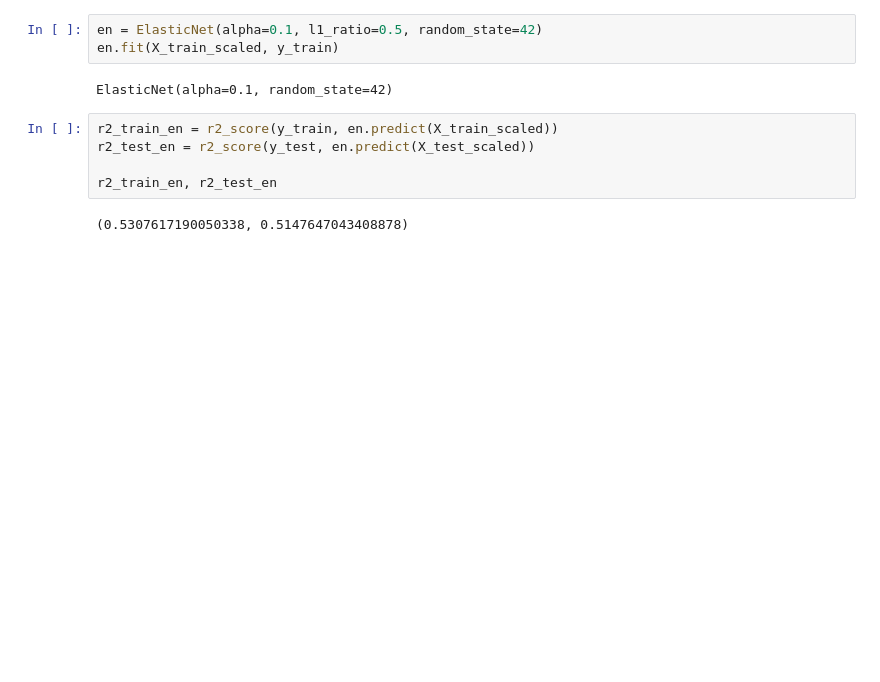
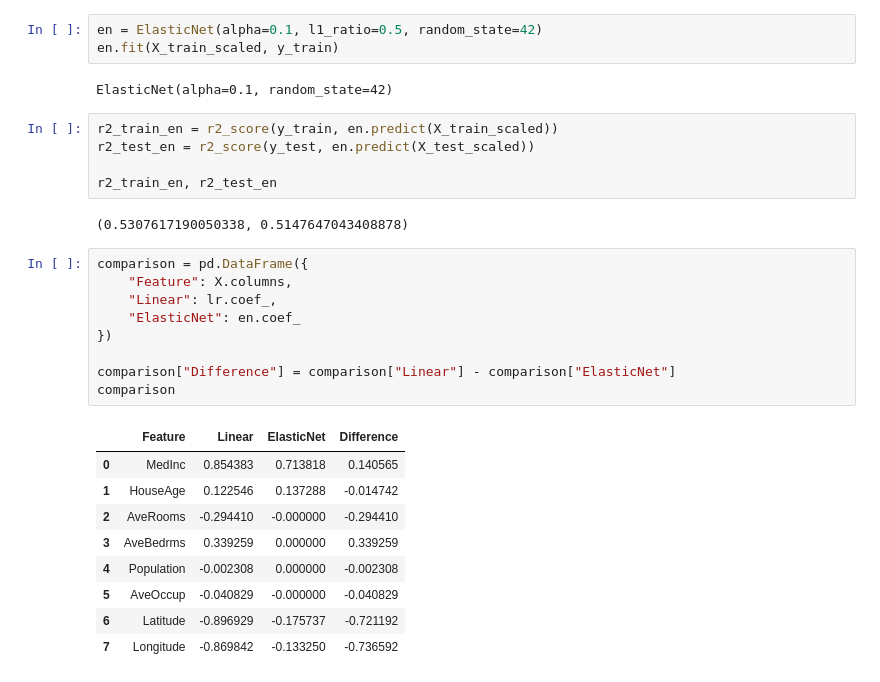
Before and after one commit to Mohammadrzn/maktab-HW, a Jupyter notebook: HW_08_Rezanejad/HW_08_Rezanejad_Q1.ipynb, the cells around one changed output. Cells and saved outputs as stored; diff of their text form; blank space fills up the shorter version.

```diff
--- a/HW_08_Rezanejad/HW_08_Rezanejad_Q1.ipynb
+++ b/HW_08_Rezanejad/HW_08_Rezanejad_Q1.ipynb
@@ -53,3 +53,22 @@ r2_test_en = r2_score(y_test, en.predict(X_test_scaled))
 r2_train_en, r2_test_en
 # %% [output]
 (0.5307617190050338, 0.5147647043408878)
+# %%
+comparison = pd.DataFrame({
+    "Feature": X.columns,
+    "Linear": lr.coef_,
+    "ElasticNet": en.coef_
+})
+
+comparison["Difference"] = comparison["Linear"] - comparison["ElasticNet"]
+comparison
+# %% [output]
+|  | Feature | Linear | ElasticNet | Difference |
+| 0 | MedInc | 0.854383 | 0.713818 | 0.140565 |
+| 1 | HouseAge | 0.122546 | 0.137288 | -0.014742 |
+| 2 | AveRooms | -0.294410 | -0.000000 | -0.294410 |
+| 3 | AveBedrms | 0.339259 | 0.000000 | 0.339259 |
+| 4 | Population | -0.002308 | 0.000000 | -0.002308 |
+| 5 | AveOccup | -0.040829 | -0.000000 | -0.040829 |
+| 6 | Latitude | -0.896929 | -0.175737 | -0.721192 |
+| 7 | Longitude | -0.869842 | -0.133250 | -0.736592 |
```
